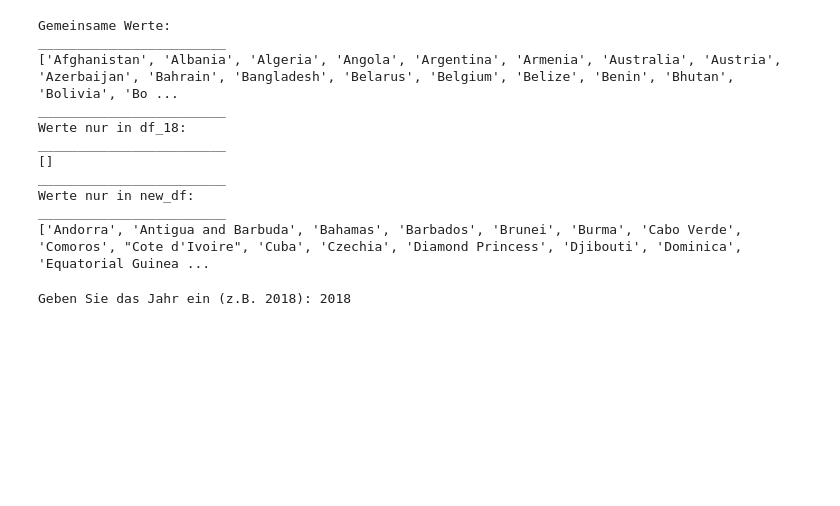
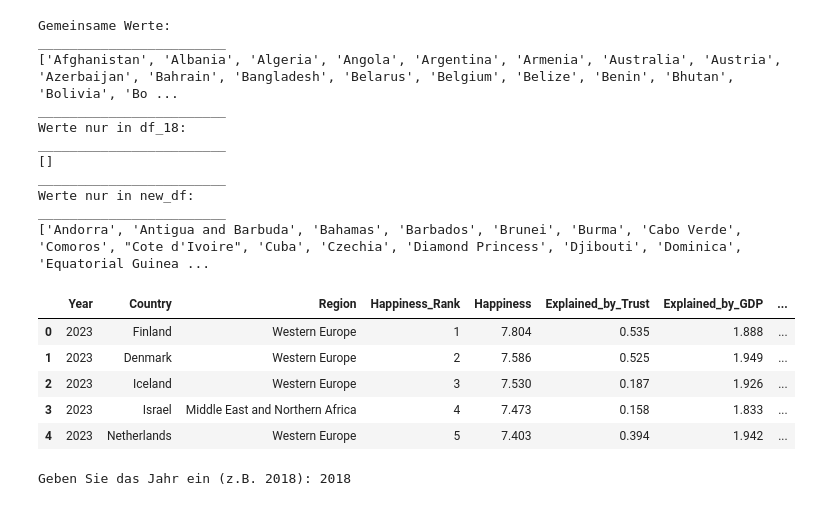
Before and after one commit to fakesheep38/HapPy, a Jupyter notebook: HayPy.ipynb, the cells around one changed output. Cells and saved outputs as stored; diff of their text form; code cells hidden in the pictures; blank space fills up the shorter version.

```diff
--- a/HayPy.ipynb
+++ b/HayPy.ipynb
@@ -237,4 +236,14 @@ ________________________
 ['Andorra', 'Antigua and Barbuda', 'Bahamas', 'Barbados', 'Brunei', 'Burma', 'Cabo Verde', 'Comoros', "Cote d'Ivoire", 'Cuba', 'Czechia', 'Diamond Princess', 'Djibouti', 'Dominica', 'Equatorial Guinea ...
 # %%
 combined_df = df_18.merge(new_df, on='Country', how='inner')
+# %%
+df = pd.read_csv('merged_data.csv')
+df.head()
+# %% [output]
+|  | Year | Country | Region | Happiness_Rank | Happiness | Explained_by_Trust | Explained_by_GDP | ... |
+| 0 | 2023 | Finland | Western Europe | 1 | 7.804 | 0.535 | 1.888 | ... |
+| 1 | 2023 | Denmark | Western Europe | 2 | 7.586 | 0.525 | 1.949 | ... |
+| 2 | 2023 | Iceland | Western Europe | 3 | 7.530 | 0.187 | 1.926 | ... |
+| 3 | 2023 | Israel | Middle East and Northern Africa | 4 | 7.473 | 0.158 | 1.833 | ... |
+| 4 | 2023 | Netherlands | Western Europe | 5 | 7.403 | 0.394 | 1.942 | ... |
 # %%
```
Also changed, not shown: parts of 4 cells of this notebook, 5 other files.
